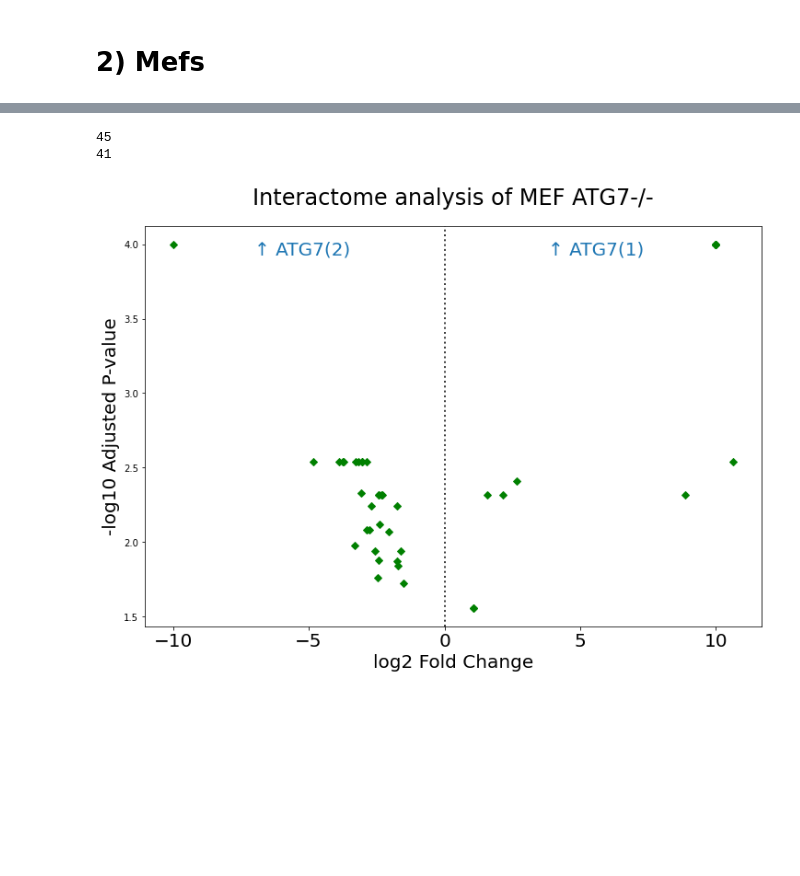
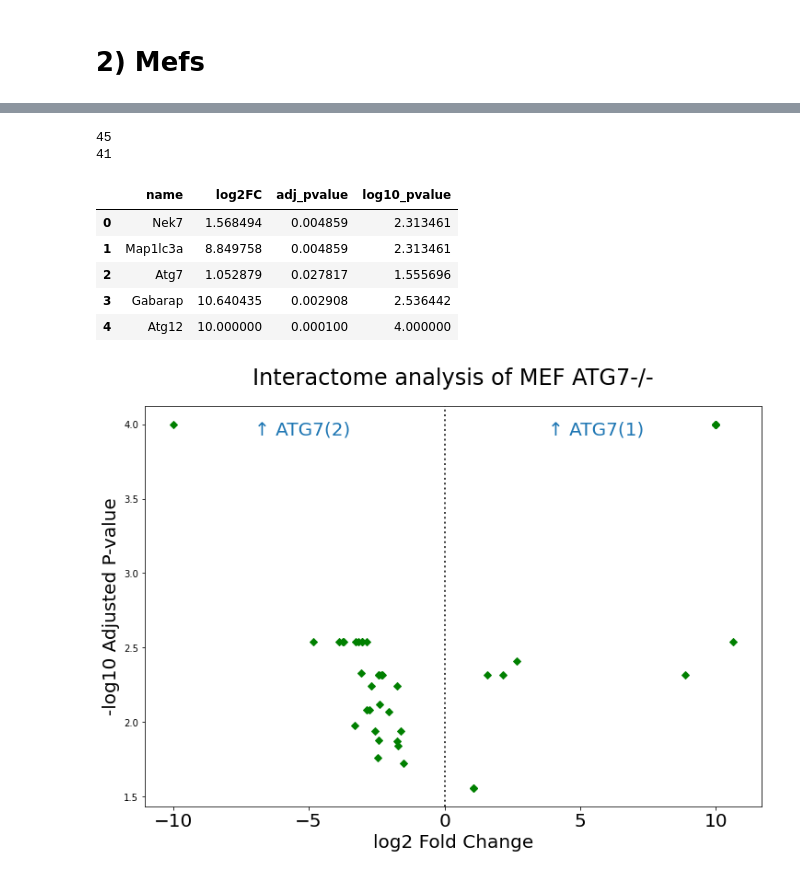
Before and after one commit to Keviosta/Article_short_isoform_ATG7_private, a Jupyter notebook: atg7_in_vitro_mef_huh7/Interactome_graph.ipynb, the cells around one changed output, grey strips where cells are left out. Drawn from its saved outputs; the diff is of its cells as text; code cells hidden in the pictures; blank space fills up the shorter version.

```diff
--- a/atg7_in_situ_mef_huh7/Interactome_graph.ipynb
+++ b/atg7_in_vitro_mef_huh7/Interactome_graph.ipynb
@@ -126,21 +111,28 @@ df_mef.head()
 # %%
 #select columns:
 df_mef = df_mef[['name', 'log2FC',  'adj.pvalue']]
 #rename
 df_mef = df_mef.rename(columns = {'adj.pvalue' : 'adj_pvalue'})
 #add a small value to not have 'infinite' and log10
 df_mef = df_mef.assign(adj_pvalue = df_mef['adj_pvalue']+0.0001)
 df_mef = df_mef.assign(log10_pvalue = numpy.log10(1/df_mef['adj_pvalue']))
 
 #drop NAN
 df_mef = df_mef.dropna(axis=0)
 print(len(df_mef))
 #Only keep pvalue <0.3
 df_mef = df_mef[df_mef['adj_pvalue']<0.06]
 print(len(df_mef))
+df_mef.head()
 # %% [output]
 45
 41
+|  | name | log2FC | adj_pvalue | log10_pvalue |
+| 0 | Nek7 | 1.568494 | 0.004859 | 2.313461 |
+| 1 | Map1lc3a | 8.849758 | 0.004859 | 2.313461 |
+| 2 | Atg7 | 1.052879 | 0.027817 | 1.555696 |
+| 3 | Gabarap | 10.640435 | 0.002908 | 2.536442 |
+| 4 | Atg12 | 10.000000 | 0.000100 | 4.000000 |
 # %%
 #Graph
 x = df_mef['log2FC']
```
Also changed, not shown: parts of 3 cells of this notebook, 2 other files.
